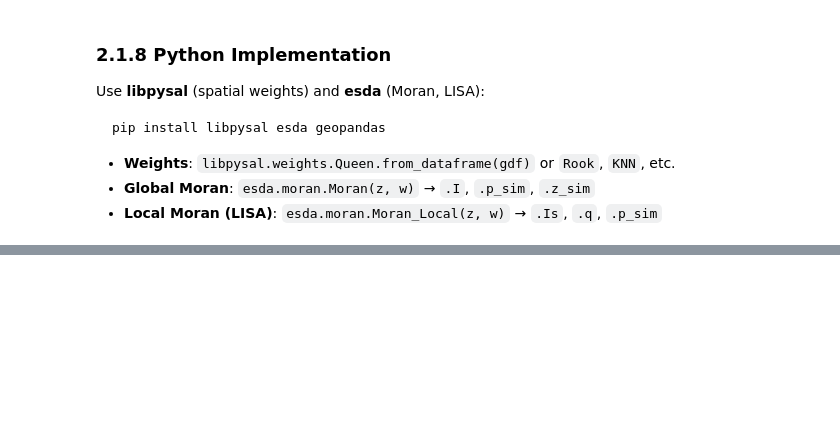
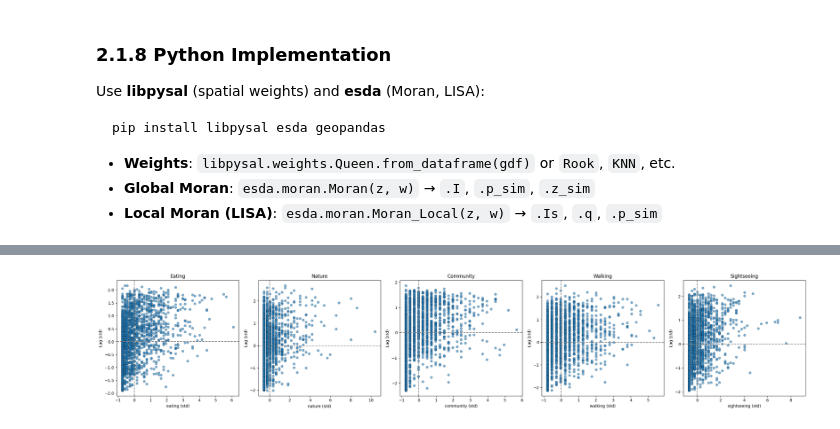
Before and after one commit to Sijie-Yang/UrbanAI-101, a Jupyter notebook: 2_spatial-statistics/2-1_spatial-autocorrelation.ipynb, the cells around one changed output, grey strips where cells are left out. Cells and saved outputs as stored; diff of their text form; code cells hidden in the pictures; blank space fills up the shorter version.

```diff
--- a/2_spatial-statistics/2-1_spatial-autocorrelation.ipynb
+++ b/2_spatial-statistics/2-1_spatial-autocorrelation.ipynb
@@ -219,0 +332,22 @@ Moran's I (esda):   0.242448
+# %%
+# Moran scatter: one subplot per activity (one row)
+ncols = len(activity_cols)
+fig, axes = plt.subplots(1, ncols, figsize=(5 * ncols, 5))
+if ncols == 1:
+    axes = [axes]
+for j, col in enumerate(activity_cols):
+    z = gdf[col].values
+    lag_z = gdf["lag_" + col].values
+    z_std = (z - z.mean()) / (z.std() or 1)
+    lag_std = (lag_z - lag_z.mean()) / (lag_z.std() or 1)
+    ax = axes[j]
+    ax.scatter(z_std, lag_std, alpha=0.6, edgecolors="k", linewidth=0.3)
+    ax.axhline(0, color="gray", linestyle="--")
+    ax.axvline(0, color="gray", linestyle="--")
+    ax.set_xlabel(f"{col} (std)")
+    ax.set_ylabel(f"Lag (std)")
+    ax.set_title(col.capitalize())
+plt.tight_layout()
+plt.show()
+# %% [output]
+[figure, added]
```
Also changed, not shown: parts of 11 cells of this notebook.
